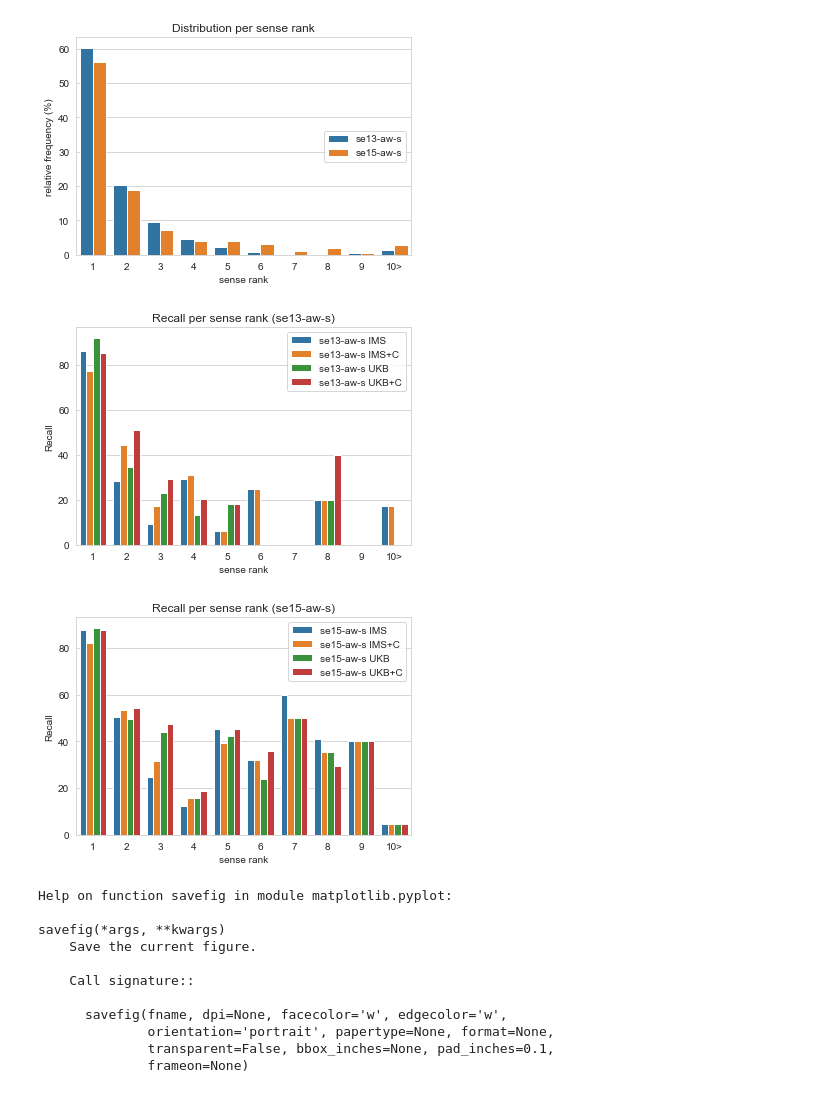
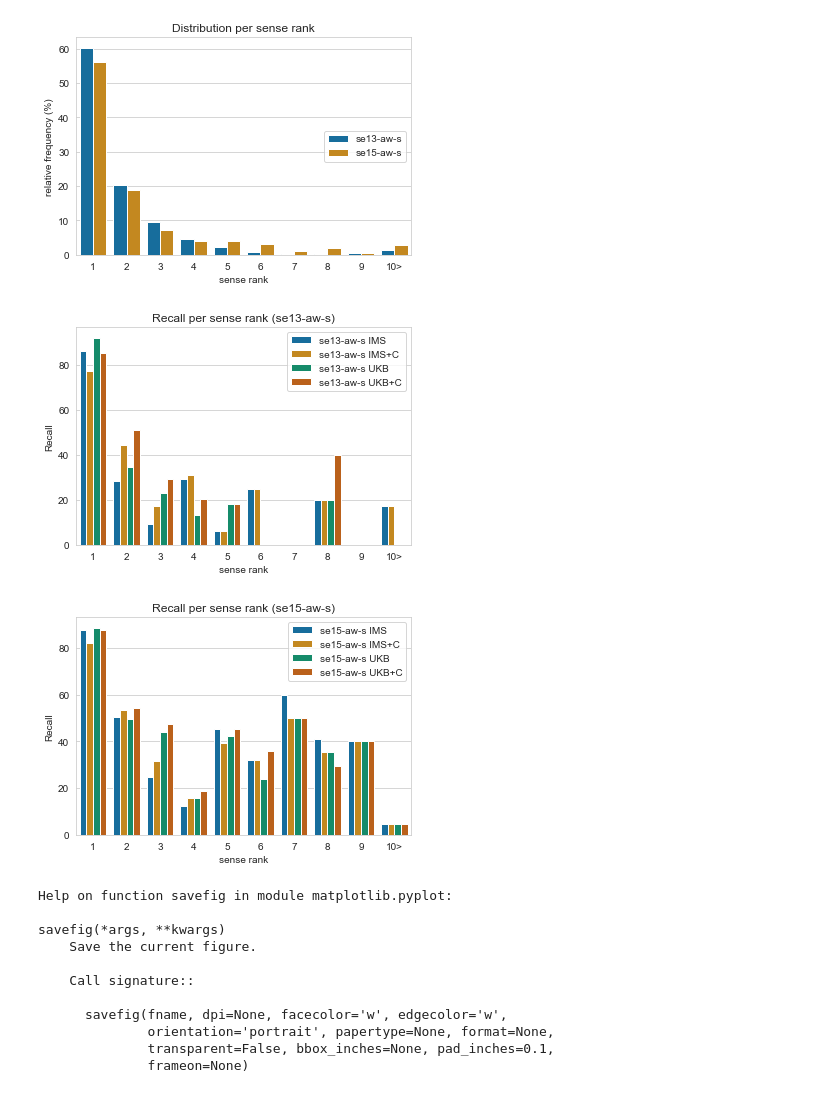
Before and after one commit to cltl/MFS_classifier, a Jupyter notebook: Visualizations in dissertation.ipynb, the cells around one changed output. Saved outputs shown, nothing was run; the diff lists cells and outputs as text; code cells hidden in the pictures.

Commit message:
colorblind friendly

```diff
--- a/Visualizations in dissertation.ipynb
+++ b/Visualizations in dissertation.ipynb
@@ -116,7 +118,8 @@ df = pd.DataFrame.from_dict({'rel_freq': ims13 + ims13C + ukb13 + ukb13C,
                              'sense_rank_classes': sense_rank_classes})
 
 sns.set_style('whitegrid')
-ax = sns.barplot(x="sense_rank_classes", y="rel_freq", hue='competition', data=df)
+ax = sns.barplot(x="sense_rank_classes", y="rel_freq", hue='competition',
+                 palette='colorblind', data=df)
 x_label = 'sense rank'
 y_label = 'Recall'
 ax.set_xlabel(x_label)
@@ -125,32 +128,33 @@ ax.set_title("Recall per sense rank (se13-aw-s)")
 plt.legend(loc=1)
 plt.savefig('sense_rank_sval2013.pdf')
 # %% [output]
-[figure, old version]
+[figure, new version]
 # %%
 
 sense_rank_classes = ['1', '2', '3', '4', '5', '6', '7', '8', '9', '10>'] * 4
 
 # sval2015
 ims15 = [87.58314855875831, 50.331125827814574, 24.561403508771928, 12.5, 45.45454545454545, 32.0, 60.0, 41.17647058823529, 40.0, 4.545454545454546]
 ims15C = [82.26164079822617, 53.64238410596026, 31.57894736842105, 15.625, 39.39393939393939, 32.0, 50.0, 35.294117647058826, 40.0, 4.545454545454546]
 ukb15 = [88.69179600886919, 49.668874172185426, 43.859649122807014, 15.625, 42.42424242424242, 24.0, 50.0, 35.294117647058826, 40.0, 4.545454545454546]
 ukb15C = [87.58314855875831, 54.3046357615894, 47.368421052631575, 18.75, 45.45454545454545, 36.0, 50.0, 29.411764705882355, 40.0, 4.545454545454546]
 
 df = pd.DataFrame.from_dict({'rel_freq': ims15 + ims15C + ukb15 + ukb15C,
                              'competition': c('se15-aw-s IMS') + c('se15-aw-s IMS+C') + c('se15-aw-s UKB') + c('se15-aw-s UKB+C'),
                              'sense_rank_classes': sense_rank_classes})
 
 sns.set_style('whitegrid')
-ax = sns.barplot(x="sense_rank_classes", y="rel_freq", hue='competition', data=df)
+ax = sns.barplot(x="sense_rank_classes", y="rel_freq", hue='competition',
+                 palette='colorblind', data=df)
 x_label = 'sense rank'
 y_label = 'Recall'
 ax.set_xlabel(x_label)
 ax.set_ylabel(y_label)
 ax.set_title("Recall per sense rank (se15-aw-s)")
 plt.legend(loc=1)
 plt.savefig('sense_rank_sval2015.pdf')
 # %% [output]
-[figure, old version]
+[figure, new version]
 # %%
 help(plt.savefig)
 # %% [output]
```
Also changed, not shown: parts of 2 cells of this notebook.
